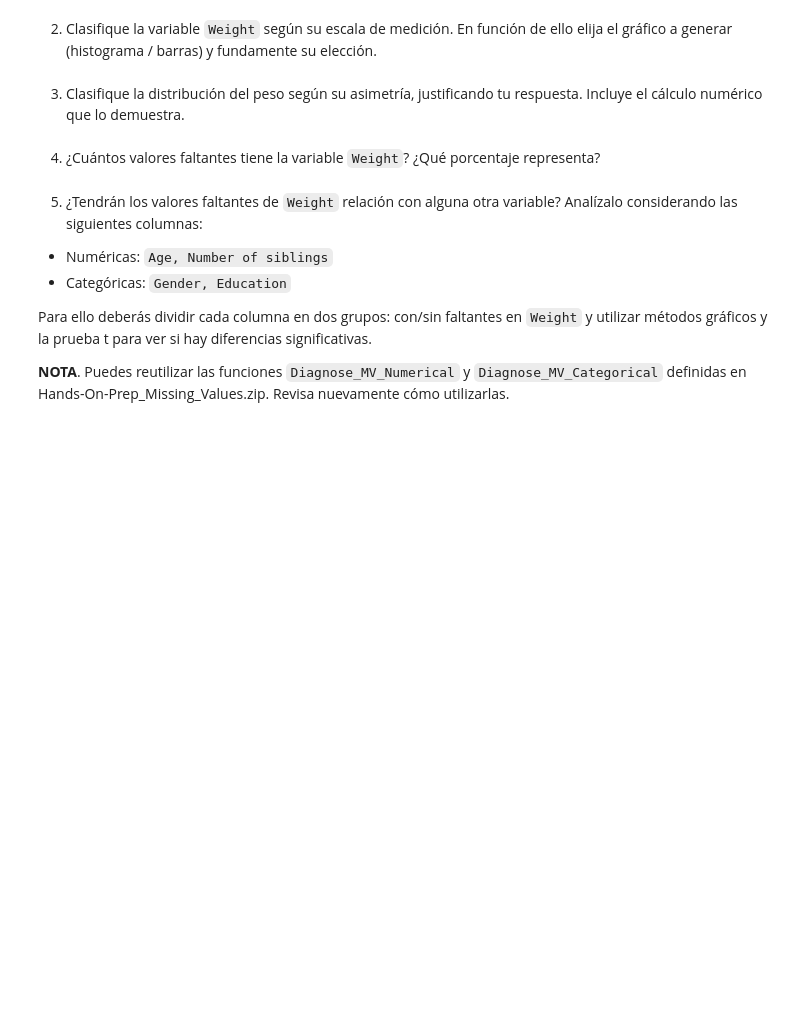
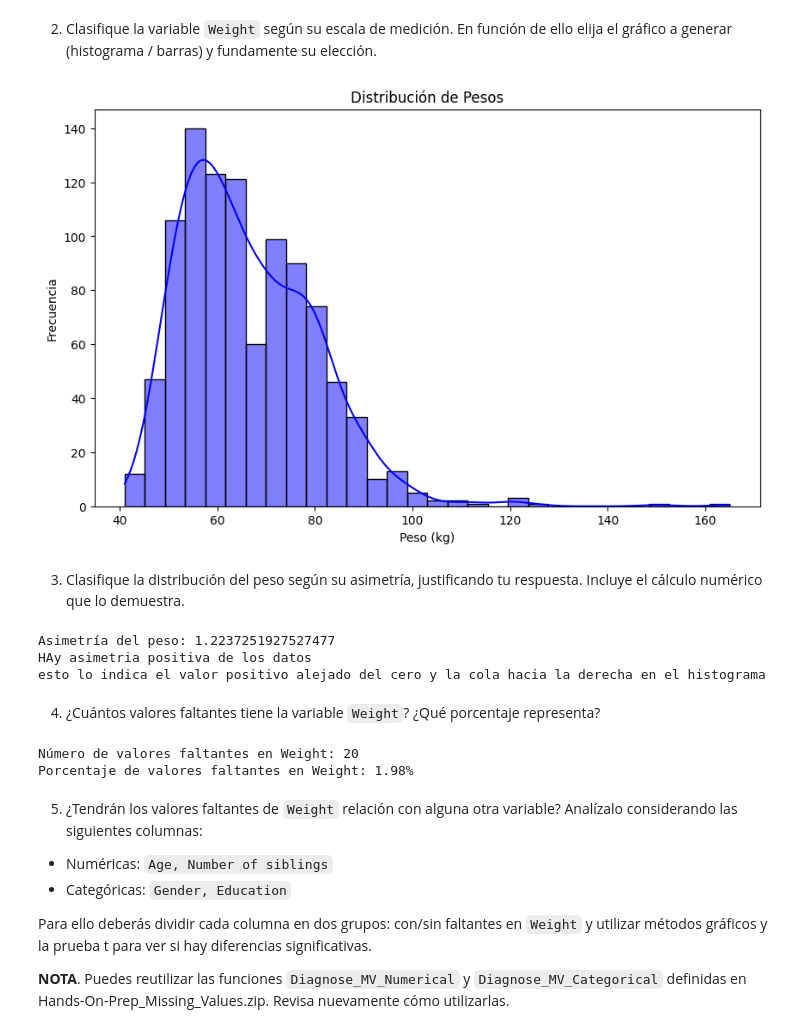
Before and after one commit to A01795331/estefania, a Jupyter notebook: Actividad5Preprocesamiento.ipynb, the cells around one changed output. Cells and saved outputs as stored; diff of their text form; code cells hidden in the pictures; blank space fills up the shorter version.

```diff
--- a/Actividad5Preprocesamiento.ipynb
+++ b/Actividad5Preprocesamiento.ipynb
@@ -54,9 +80,37 @@ response_df
 # %% [markdown]
 2. Clasifique la variable `Weight` según su escala de medición. En función de ello elija el gráfico a generar (histograma / barras) y fundamente su elección.
+# %%
+# Histograma para la variable Weight
+# Un histograma es la mejor opcion para representar una variable continua (no discreta).
+plt.figure(figsize=(10, 6))
+sns.histplot(response_df['Weight'], bins=30, kde=True, color='blue')
+plt.title('Distribución de Pesos')
+plt.xlabel('Peso (kg)')
+plt.ylabel('Frecuencia')
+plt.show()
+# %% [output]
+[figure, added]
 # %% [markdown]
 3. Clasifique la distribución del peso según su asimetría, justificando tu respuesta. Incluye el cálculo numérico que lo demuestra.
+# %%
+weight_skewness = response_df['Weight'].skew()
+print(f"Asimetría del peso: {weight_skewness}")
+print("HAy asimetria positiva de los datos")
+print("esto lo indica el valor positivo alejado del cero y la cola hacia la derecha en el histograma")
+# %% [output]
+Asimetría del peso: 1.2237251927527477
+HAy asimetria positiva de los datos
+esto lo indica el valor positivo alejado del cero y la cola hacia la derecha en el histograma
 # %% [markdown]
 4. ¿Cuántos valores faltantes tiene la variable `Weight`? ¿Qué porcentaje representa?
+# %%
+ValoresFaltantes = response_df['Weight'].isnull().sum()
+print(f"Número de valores faltantes en Weight: {ValoresFaltantes}")
+PorcFaltantes = (ValoresFaltantes / len(response_df)) * 100
+print(f"Porcentaje de valores faltantes en Weight: {PorcFaltantes:.2f}%")
+# %% [output]
+Número de valores faltantes en Weight: 20
+Porcentaje de valores faltantes en Weight: 1.98%
 # %% [markdown]
 5. ¿Tendrán los valores faltantes de `Weight` relación con alguna otra variable? Analízalo considerando las siguientes columnas:
 *   Numéricas: `Age, Number of siblings`
```
Also changed, not shown: parts of 12 cells of this notebook.
